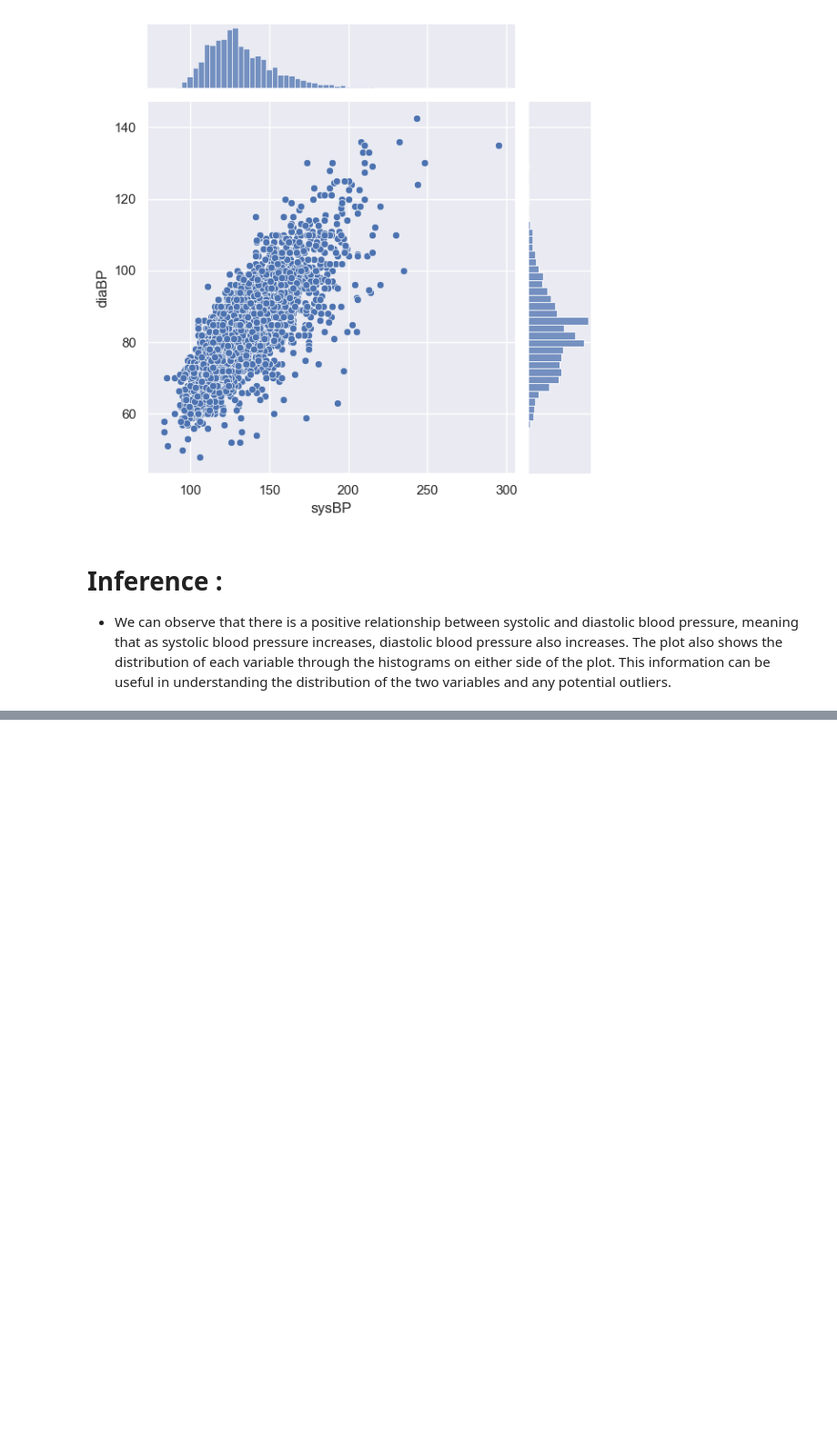
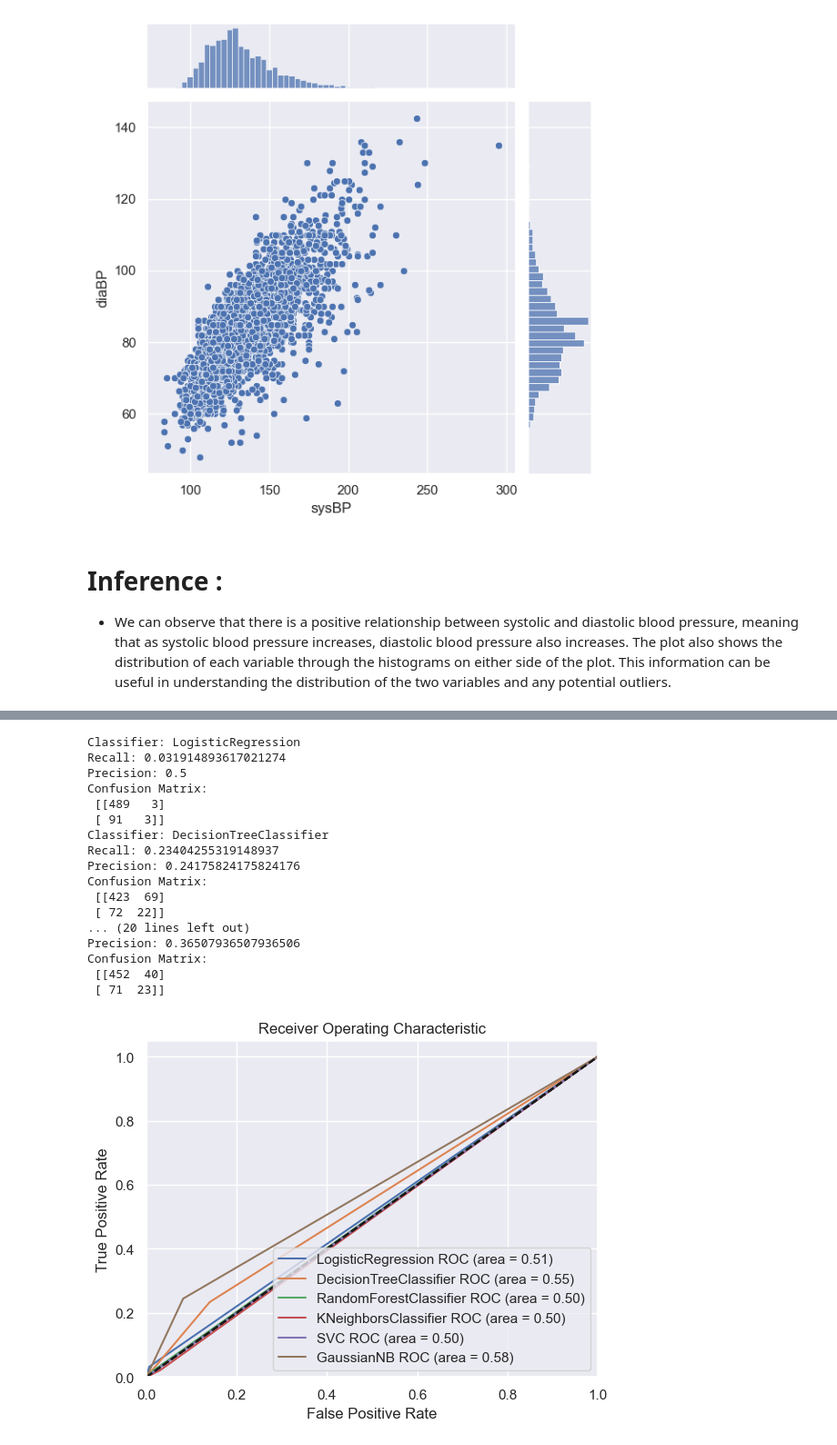
Before and after one commit to Vrishali04/Cardiovascular_Risk_Prediction_Classification_Capstone_Project, a Jupyter notebook: Cardiovascular_risk_prediction_classification_capstone_project_final.ipynb, the cells around one changed output, grey strips where cells are left out. Shown at 91% size. Cells and saved outputs as stored; diff of their text form; code cells hidden in the pictures; blank space fills up the shorter version.

```diff
--- a/Cardiovascular_risk_prediction_classification_capstone_project_final.ipynb
+++ b/Cardiovascular_risk_prediction_classification_capstone_project_final.ipynb
@@ -252,0 +270,78 @@ plt.show()
+# %%
+df = df.drop(df.select_dtypes(include = 'object').columns.tolist(),axis = 1)
+# %%
+import pandas as pd
+import numpy as np
+from sklearn.model_selection import train_test_split
+from sklearn.metrics import confusion_matrix, classification_report, recall_score, precision_score, roc_auc_score, roc_curve
+import matplotlib.pyplot as plt
+from sklearn.linear_model import LogisticRegression
+from sklearn.tree import DecisionTreeClassifier
+from sklearn.ensemble import RandomForestClassifier
+from sklearn.neighbors import KNeighborsClassifier
+from sklearn.svm import SVC
+from sklearn.naive_bayes import GaussianNB
+
+# load the data set
+data = df
+
+# drop the missing values
+data = data.dropna()
+
+# Split the data set into feature variables and target variable
+X = data.drop("TenYearCHD", axis=1)
+y = data["TenYearCHD"]
+
+# Split the data into training and testing sets
+X_train, X_test, y_train, y_test = train_test_split(X, y, test_size=0.2, random_state=0)
+
+# Create a list of classifiers
+classifiers = [LogisticRegression(), DecisionTreeClassifier(), RandomForestClassifier(), KNeighborsClassifier(), SVC(), GaussianNB()]
+
+# Loop through the classifiers and fit each to the training data
+for clf in classifiers:
+    clf.fit(X_train, y_train)
+    y_pred = clf.predict(X_test)
+
+    # Print the recall, precision, and confusion matrix for each classifier
+    print("Classifier:", clf.__class__.__name__)
+    print("Recall:", recall_score(y_test, y_pred))
+    print("Precision:", precision_score(y_test, y_pred))
+    print("Confusion Matrix:\n", confusion_matrix(y_test, y_pred))
+
+    # Plot the ROC curve and print the AUC score
+    fpr, tpr, thresholds = roc_curve(y_test, y_pred)
+    roc_auc = roc_auc_score(y_test, y_pred)
+    plt.plot(fpr, tpr, label='%s ROC (area = %0.2f)' % (clf.__class__.__name__, roc_auc))
+    plt.plot([0, 1], [0, 1], 'k--')
+    plt.xlim([0.0, 1.0])
+    plt.ylim([0.0, 1.05])
+    plt.xlabel('False Positive Rate')
+    plt.ylabel('True Positive Rate')
+    plt.title('Receiver Operating Characteristic')
+    plt.legend(loc="lower right")
+
+# Show the plot
+plt.show()
+
+# Print the classification report
+print("Classification Report:\n", classification_report(y_test, y_pred))
+# %% [output]
+Classifier: LogisticRegression
+Recall: 0.031914893617021274
+Precision: 0.5
+Confusion Matrix:
+ [[489   3]
+ [ 91   3]]
+Classifier: DecisionTreeClassifier
+Recall: 0.23404255319148937
+Precision: 0.24175824175824176
+Confusion Matrix:
+ [[423  69]
+ [ 72  22]]
+... (20 lines left out)
+Precision: 0.36507936507936506
+Confusion Matrix:
+ [[452  40]
+ [ 71  23]]
+[figure, added]
```
Also changed, not shown: parts of 2 cells of this notebook.
